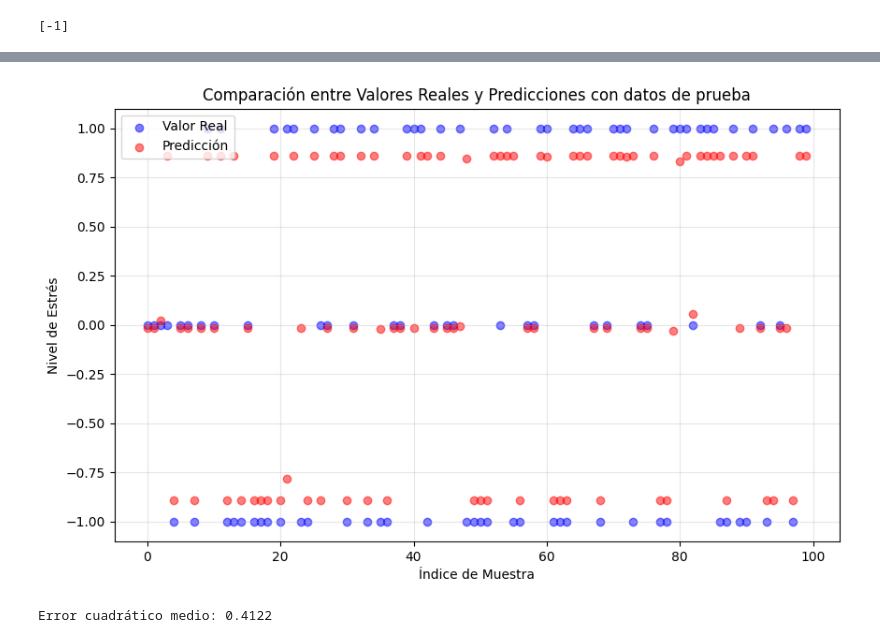
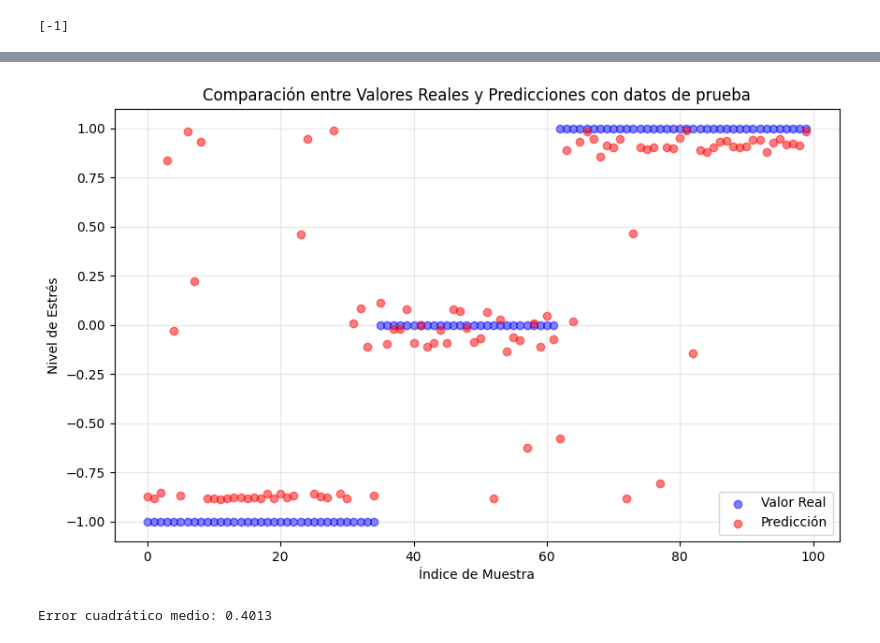
Before and after one commit to DiegoFJ95/NeuralNetwork, a Jupyter notebook: stress.ipynb, the cells around one changed output, grey strips where cells are left out. Drawn from its saved outputs; the diff is of its cells as text; code cells hidden in the pictures.

```diff
--- a/stress.ipynb
+++ b/stress.ipynb
@@ -438,6 +438,7 @@ def train(network, xs, ys, epochs=1000, learning_rate=0.01, printability=100):
             for target, pred in zip(yt, yout):
                 loss += (pred - Node(target))**Node(2)
 
+        loss = loss * Node(1/len(ys))
         # Backward
         # Backpropagation calculando el gradiente de la función de pérdida respecto a cada parámetro.
         loss.backward()
@@ -562,5 +563,5 @@ Node(data=0.291079721144646)
 
 
 
-train(stress_predictor, X_train_list, Y_train_list, epochs=100, learning_rate=0.0001, printability=1)
+train(stress_predictor, X_train_list, Y_train_list, epochs=10000, learning_rate=0.001, printability=100)
 # %% [output]
@@ -626,31 +637,39 @@ Error cuadrático medio: 0.1742
 # %%
-y_pred = []
+y_pred_test = []
 for x in X_test_list:
     pred = stress_predictor(x)
     # Convertir Node a valor float
     if isinstance(pred, list):
-        y_pred.append([p.data for p in pred])
+        y_pred_test.append([p.data for p in pred])
     else:
-        y_pred.append(pred.data)
+        y_pred_test.append(pred.data)
 
 # Convertir predicciones y valores reales a arrays numpy
-y_pred = np.array(y_pred)
-y_true = np.array([yt[0] for yt in Y_test_list])  # Extraer valores de las listas
+y_pred_test = np.array(y_pred_test)
+y_true_test = np.array([yt[0] for yt in Y_test_list])  # Extraer valores de las listas
+
+# Crear índices ordenados basados en los valores reales
+indices_ordenados = np.argsort(y_true_test)
+
+# Reordenar tanto los valores reales como las predicciones
+y_true__test_ordenado = y_true_test[indices_ordenados]
+y_pred_test_ordenado = y_pred_test[indices_ordenados]
+
 
 # Crear la gráfica
 plt.figure(figsize=(10, 6))
-plt.scatter(range(len(y_true)), y_true, c='blue', label='Valor Real', alpha=0.5)
-plt.scatter(range(len(y_pred)), y_pred, c='red', label='Predicción', alpha=0.5)
+plt.scatter(range(len(y_true__test_ordenado)), y_true__test_ordenado, c='blue', label='Valor Real', alpha=0.5)
+plt.scatter(range(len(y_pred_test_ordenado)), y_pred_test_ordenado, c='red', label='Predicción', alpha=0.5)
 plt.xlabel('Índice de Muestra')
 plt.ylabel('Nivel de Estrés')
 plt.title('Comparación entre Valores Reales y Predicciones con datos de prueba')
 plt.legend()
 plt.grid(True, alpha=0.3)
 plt.show()
 
 # Imprimir métricas de error
-mse = np.mean((y_true - y_pred)**2)
+mse = np.mean((y_true_test - y_pred_test)**2)
 print(f"Error cuadrático medio: {mse:.4f}")
 # %% [output]
-[figure, old version]
+[figure, new version]
-Error cuadrático medio: 0.4122
+Error cuadrático medio: 0.4013
```
Also changed, not shown: parts of 5 cells of this notebook.
